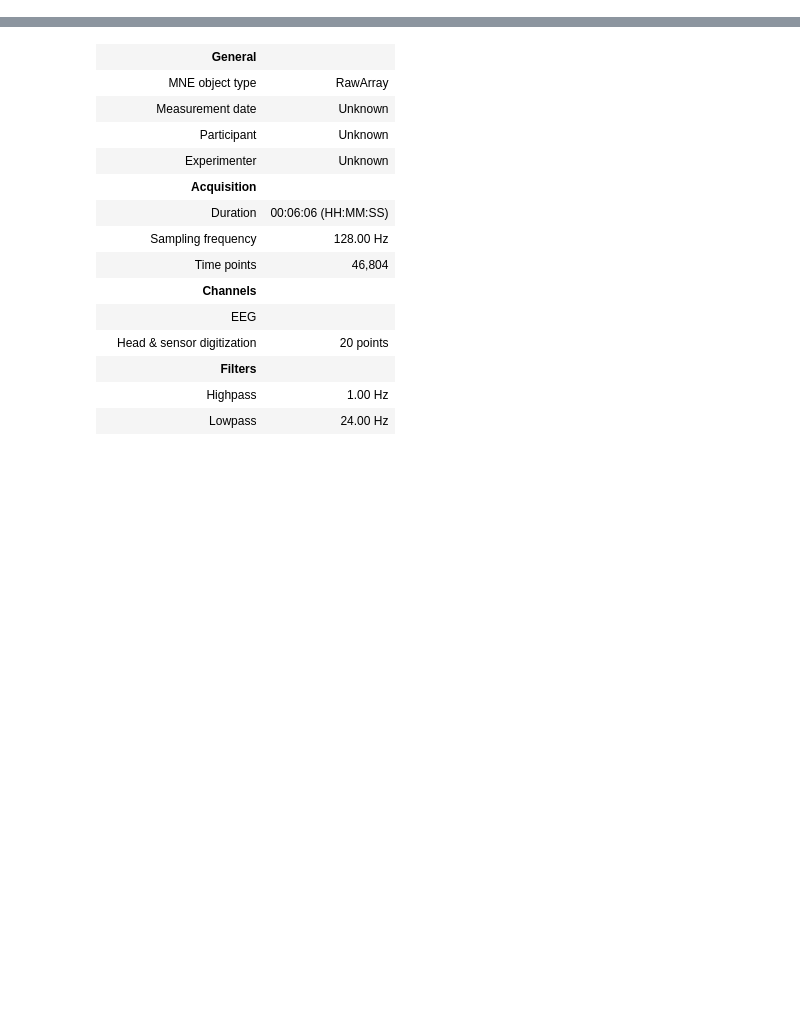
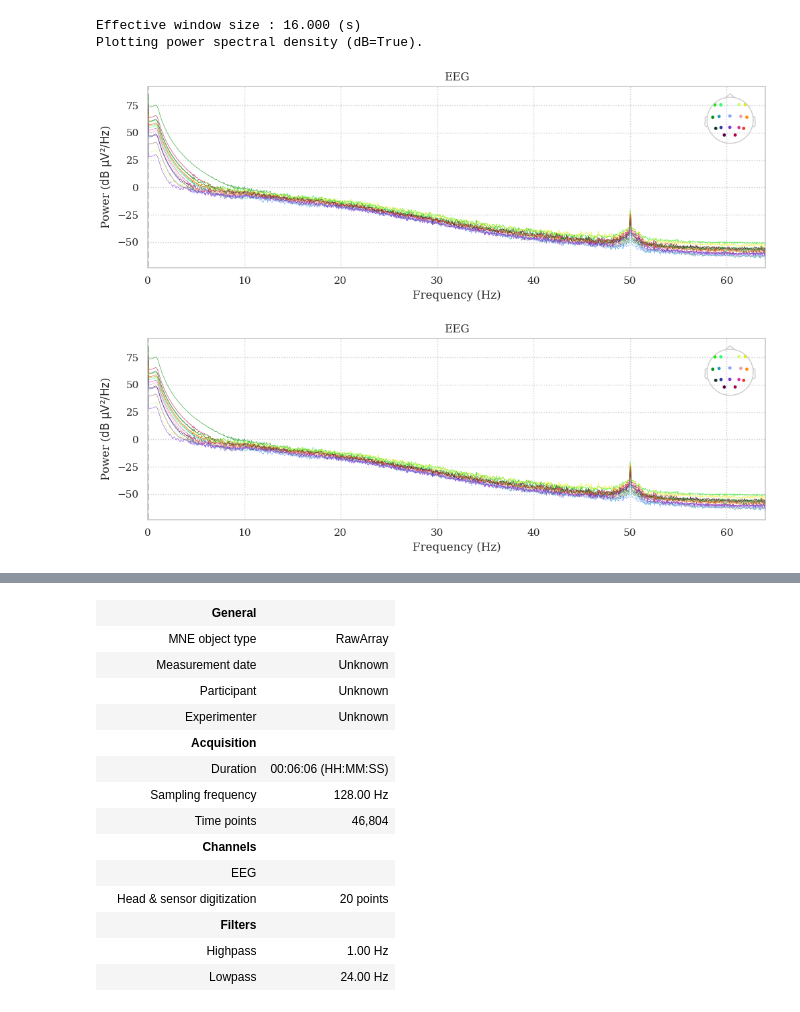
Before and after one commit to isacostamaia/data_exploration_EEG, a Jupyter notebook: moabb_BI2012.ipynb, the cells around one changed output, grey strips where cells are left out. Saved outputs shown, nothing was run; the diff lists cells and outputs as text; code cells hidden in the pictures; blank space fills up the shorter version.

```diff
--- a/moabb_BI2012.ipynb
+++ b/moabb_BI2012.ipynb
@@ -22,3 +116,10 @@ NOTE: pick_types() is a legacy function. New code should use inst.pick(...).
+# %%
+raw_.compute_psd().plot();
+# %% [output]
+Effective window size : 16.000 (s)
+Plotting power spectral density (dB=True).
+[figure, added]
+[figure, added]
 # %%
 # Step 3: Define the paradigm (task)
 # Motor Imagery paradigm is common in BCI research
```
Also changed, not shown: parts of 24 cells of this notebook, 4 other files.
